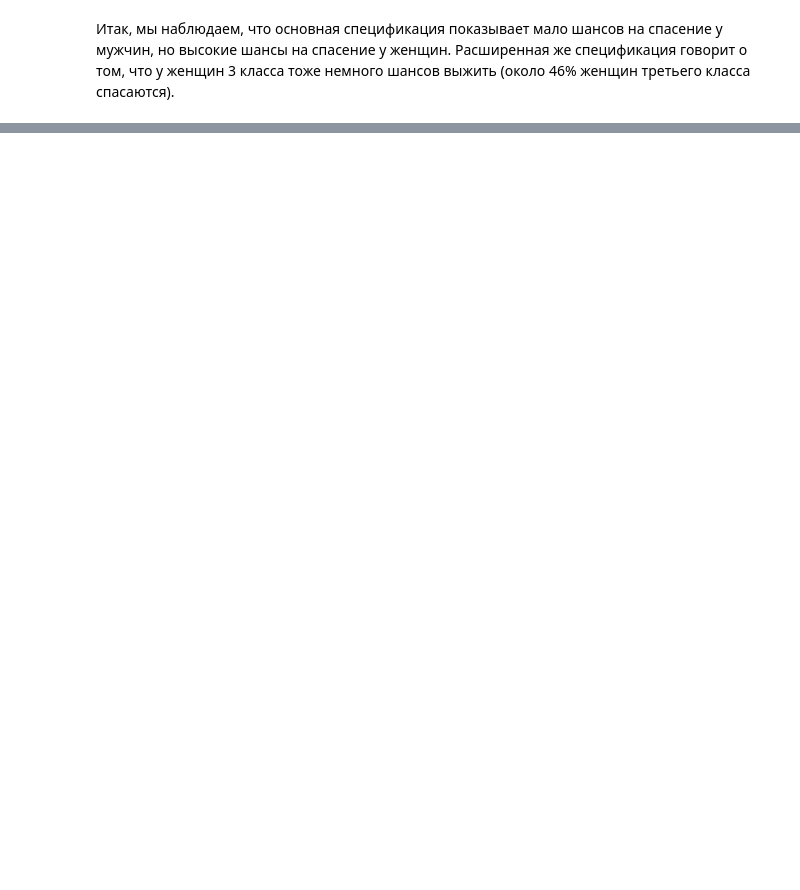
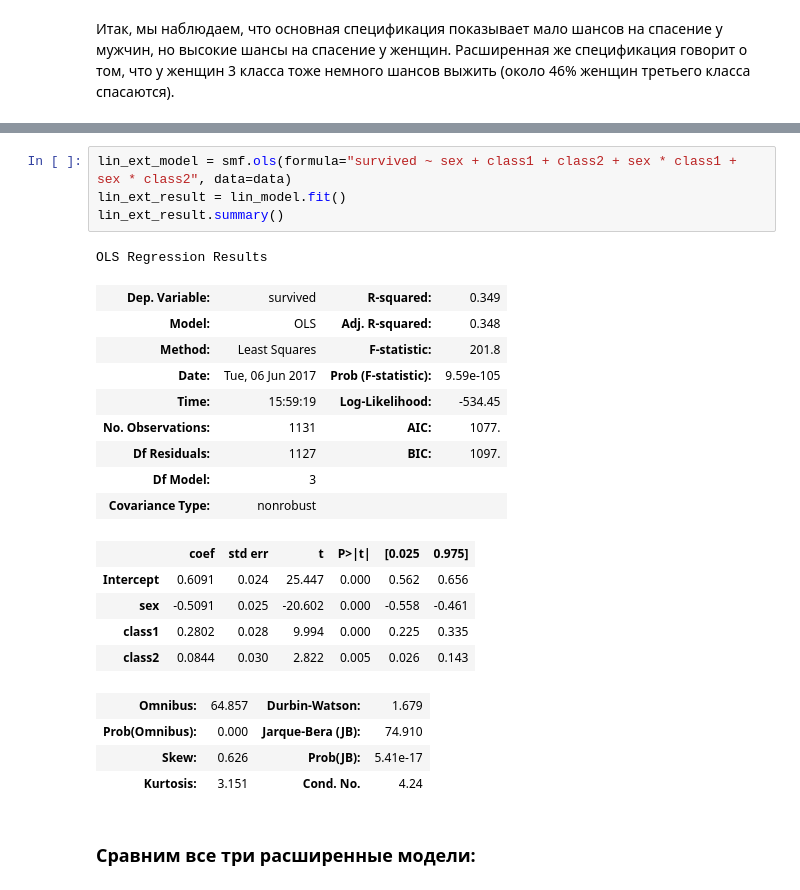
Before and after one commit to Zakhse/mathstat_hse, a Jupyter notebook: Matstat_HW6/Matstat_HW6.ipynb, the cells around one changed output, grey strips where cells are left out. Saved outputs shown, nothing was run; the diff lists cells and outputs as text; blank space fills up the shorter version.

```diff
--- a/Matstat_HW6/Matstat_HW6.ipynb
+++ b/Matstat_HW6/Matstat_HW6.ipynb
@@ -297,0 +310,26 @@ Sex             Class1          Class2          Logit pred.     Ext. logit pred.
+# %%
+lin_ext_model = smf.ols(formula="survived ~ sex + class1 + class2 + sex * class1 + sex * class2", data=data)
+lin_ext_result = lin_model.fit()
+lin_ext_result.summary()
+# %% [output]
+OLS Regression Results
+| Dep. Variable: | survived | R-squared: | 0.349 |
+| Model: | OLS | Adj. R-squared: | 0.348 |
+| Method: | Least Squares | F-statistic: | 201.8 |
+| Date: | Tue, 06 Jun 2017 | Prob (F-statistic): | 9.59e-105 |
+| Time: | 15:59:19 | Log-Likelihood: | -534.45 |
+| No. Observations: | 1131 | AIC: | 1077. |
+| Df Residuals: | 1127 | BIC: | 1097. |
+| Df Model: | 3 |  |  |
+| Covariance Type: | nonrobust |  |  |
+|  | coef | std err | t | P>|t| | [0.025 | 0.975] |
+| Intercept | 0.6091 | 0.024 | 25.447 | 0.000 | 0.562 | 0.656 |
+| sex | -0.5091 | 0.025 | -20.602 | 0.000 | -0.558 | -0.461 |
+| class1 | 0.2802 | 0.028 | 9.994 | 0.000 | 0.225 | 0.335 |
+| class2 | 0.0844 | 0.030 | 2.822 | 0.005 | 0.026 | 0.143 |
+| Omnibus: | 64.857 | Durbin-Watson: | 1.679 |
+| Prob(Omnibus): | 0.000 | Jarque-Bera (JB): | 74.910 |
+| Skew: | 0.626 | Prob(JB): | 5.41e-17 |
+| Kurtosis: | 3.151 | Cond. No. | 4.24 |
+# %% [markdown]
+### Сравним все три расширенные модели:
```
Also changed, not shown: parts of 9 cells of this notebook.
